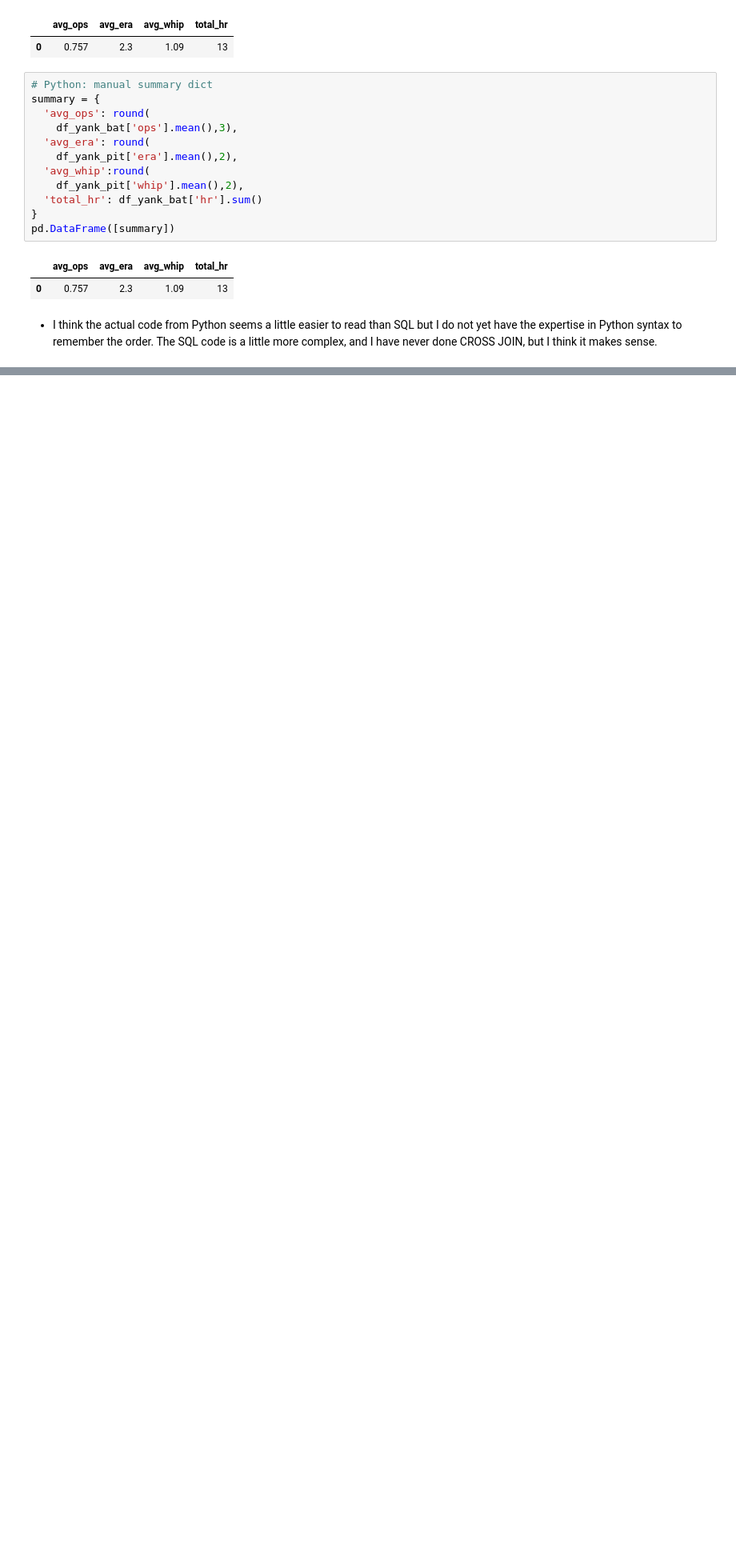
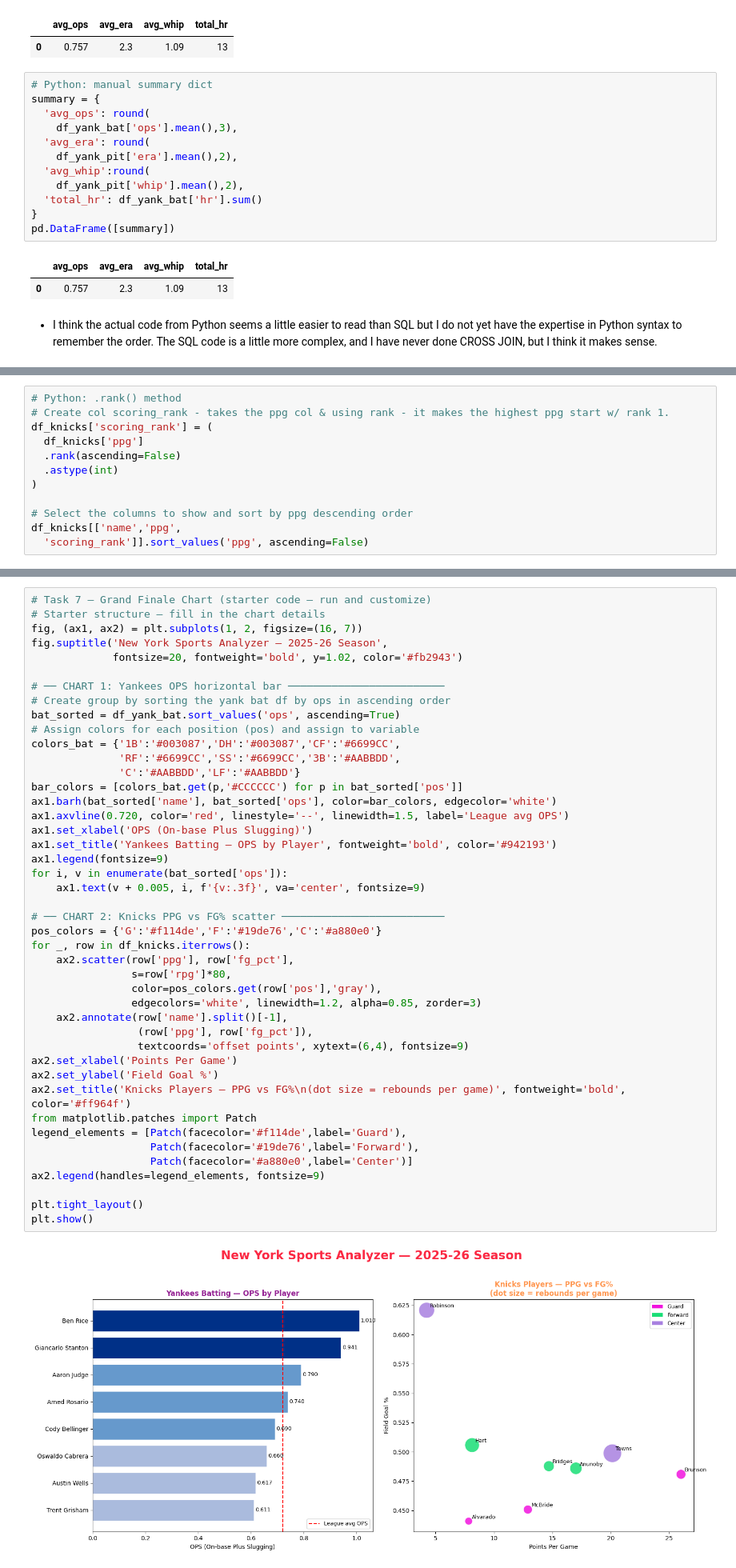
Before and after one commit to 550tealeaves/DATA-70500-working-with-data, a Jupyter notebook: NY_Sports_Analyzer.ipynb, the cells around one changed output, grey strips where cells are left out. Shown at 80% size. Cells and saved outputs as stored; diff of their text form; blank space fills up the shorter version.

Commit message:
finished assignment

```diff
--- a/NY_Sports_Analyzer.ipynb
+++ b/NY_Sports_Analyzer.ipynb
@@ -306,0 +364,12 @@ pd.DataFrame([summary])
+# %%
+# Python: .rank() method
+# Create col scoring_rank - takes the ppg col & using rank - it makes the highest ppg start w/ rank 1.
+df_knicks['scoring_rank'] = (
+  df_knicks['ppg']
+  .rank(ascending=False)
+  .astype(int)
+)
+
+# Select the columns to show and sort by ppg descending order
+df_knicks[['name','ppg',
+  'scoring_rank']].sort_values('ppg', ascending=False)
@@ -306,0 +547,46 @@ pd.DataFrame([summary])
+# %%
+# Task 7 — Grand Finale Chart (starter code — run and customize)
+# Starter structure — fill in the chart details
+fig, (ax1, ax2) = plt.subplots(1, 2, figsize=(16, 7))
+fig.suptitle('New York Sports Analyzer — 2025-26 Season',
+             fontsize=20, fontweight='bold', y=1.02, color='#fb2943')
+
+# ── CHART 1: Yankees OPS horizontal bar ─────────────────────────
+# Create group by sorting the yank bat df by ops in ascending order
+bat_sorted = df_yank_bat.sort_values('ops', ascending=True)
+# Assign colors for each position (pos) and assign to variable
+colors_bat = {'1B':'#003087','DH':'#003087','CF':'#6699CC',
+              'RF':'#6699CC','SS':'#6699CC','3B':'#AABBDD',
+              'C':'#AABBDD','LF':'#AABBDD'}
+bar_colors = [colors_bat.get(p,'#CCCCCC') for p in bat_sorted['pos']]
+ax1.barh(bat_sorted['name'], bat_sorted['ops'], color=bar_colors, edgecolor='white')
+ax1.axvline(0.720, color='red', linestyle='--', linewidth=1.5, label='League avg OPS')
+ax1.set_xlabel('OPS (On-base Plus Slugging)')
+ax1.set_title('Yankees Batting — OPS by Player', fontweight='bold', color='#942193')
+ax1.legend(fontsize=9)
+for i, v in enumerate(bat_sorted['ops']):
+    ax1.text(v + 0.005, i, f'{v:.3f}', va='center', fontsize=9)
+
+# ── CHART 2: Knicks PPG vs FG% scatter ──────────────────────────
+pos_colors = {'G':'#f114de','F':'#19de76','C':'#a880e0'}
+for _, row in df_knicks.iterrows():
+    ax2.scatter(row['ppg'], row['fg_pct'],
+                s=row['rpg']*80,
+                color=pos_colors.get(row['pos'],'gray'),
+                edgecolors='white', linewidth=1.2, alpha=0.85, zorder=3)
+    ax2.annotate(row['name'].split()[-1],
+                 (row['ppg'], row['fg_pct']),
+                 textcoords='offset points', xytext=(6,4), fontsize=9)
+ax2.set_xlabel('Points Per Game')
+ax2.set_ylabel('Field Goal %')
+ax2.set_title('Knicks Players — PPG vs FG%\n(dot size = rebounds per game)', fontweight='bold', color='#ff964f')
+from matplotlib.patches import Patch
+legend_elements = [Patch(facecolor='#f114de',label='Guard'),
+                   Patch(facecolor='#19de76',label='Forward'),
+                   Patch(facecolor='#a880e0',label='Center')]
+ax2.legend(handles=legend_elements, fontsize=9)
+
+plt.tight_layout()
+plt.show()
+# %% [output]
+[figure, added]
```
Also changed, not shown: parts of 19 cells of this notebook.
